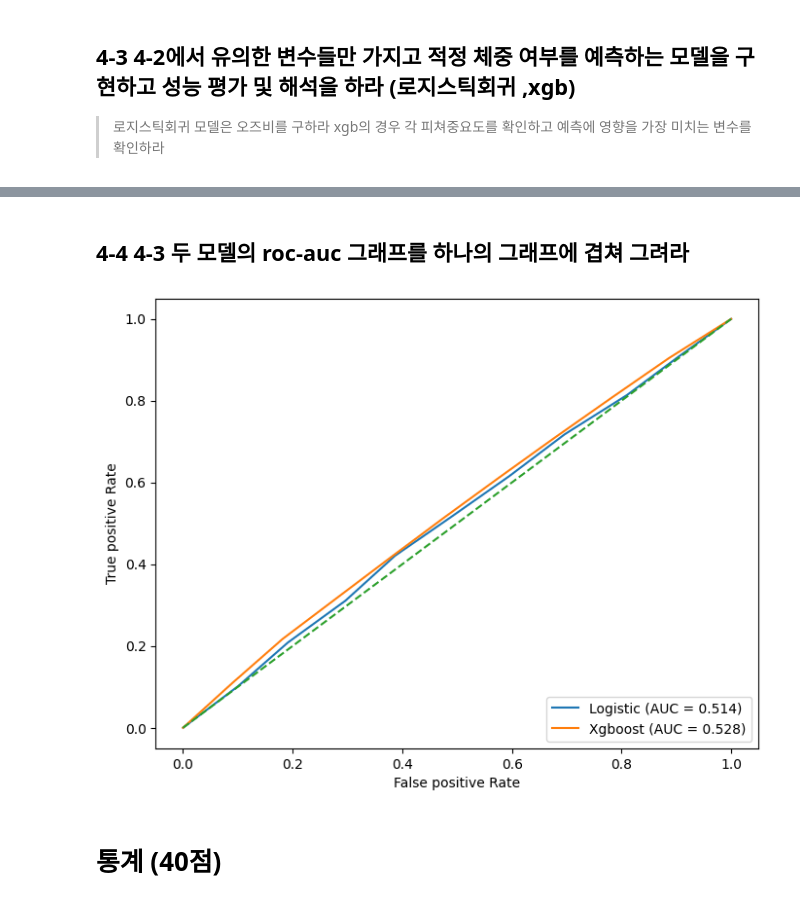
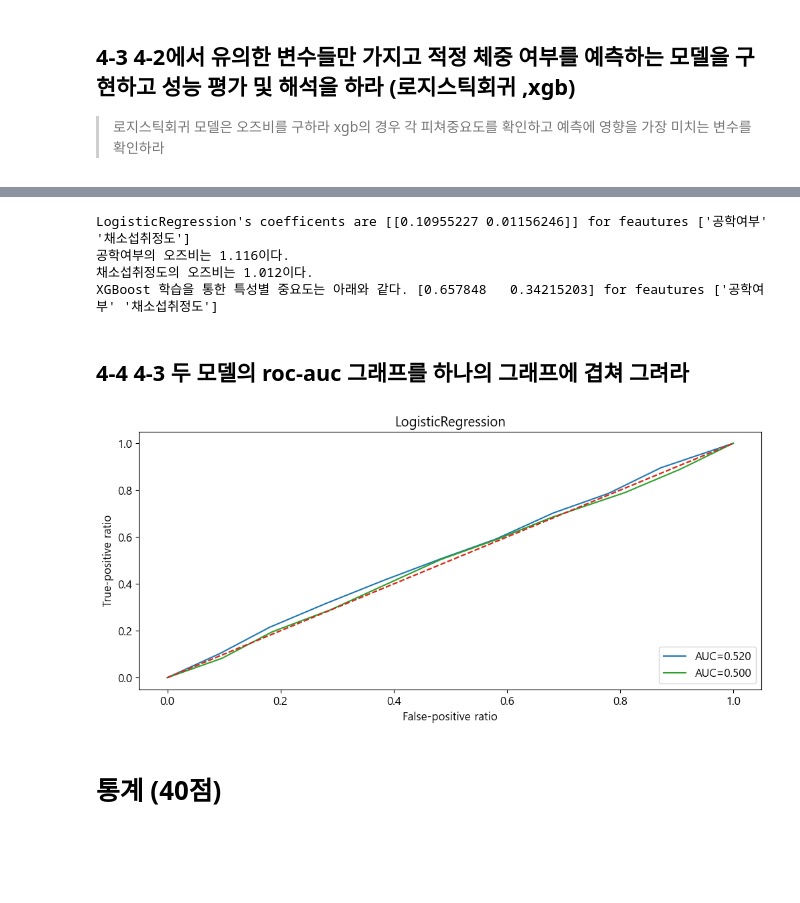
Before and after one commit to blueage98/adp_work, a Jupyter notebook: ADP-실기(2024)/16강/31회_기출문제_연습.ipynb, the cells around one changed output, grey strips where cells are left out. Saved outputs shown, nothing was run; the diff lists cells and outputs as text; code cells hidden in the pictures; blank space fills up the shorter version.

```diff
--- a/ADP-실기(2024)/16강/31회_기출문제_연습.ipynb
+++ b/ADP-실기(2024)/16강/31회_기출문제_연습.ipynb
@@ -696,0 +691,21 @@ xgboost의 경우 예측에 가장 많이 영향을 미치는 컬럼은 공학
+# %%
+from xgboost import XGBClassifier
+df = pd.read_csv('https://raw.githubusercontent.com/Datamanim/datarepo/main/adp/31/adp_31_2_v2.csv')
+
+X = df[['공학여부', '채소섭취정도']]
+y = data.적정체중
+
+X_train, X_test, y_train, y_test = train_test_split(X, y)
+
+lr = LogisticRegression(C=1, max_iter=4000)
+lr.fit(X_train, y_train)
+print('LogisticRegression\'s score is {:.3f}'.format(lr.score(X_test, y_test)))
+
+xgb = XGBClassifier(n_estimators=100, max_depth=5, learning_rate=0.05, booster='gbtree')
+xgb.fit(X_train, y_train)
+print('XGBoost\'s score is {:.3f}'.format(xgb.score(X_test, y_test)))
+
+print(X_train.info())
+print(X_test.info())
+print(y_train.info())
+print(y_test.info())
@@ -697,28 +730,37 @@ xgboost의 경우 예측에 가장 많이 영향을 미치는 컬럼은 공학
+# %%
+print(f'LogisticRegression\'s coefficents are {lr.coef_} for feautures {lr.feature_names_in_}')
+for coef, feat in zip(lr.coef_[0], lr.feature_names_in_):
+    print('{}의 오즈비는 {:.3f}이다.'.format(feat, np.exp(coef)))
+
+print(f'XGBoost 학습을 통한 특성별 중요도는 아래와 같다. {xgb.feature_importances_} for feautures {xgb.feature_names_in_}')
+# %% [output]
+LogisticRegression's coefficents are [[0.10955227 0.01156246]] for feautures ['공학여부' '채소섭취정도']
+공학여부의 오즈비는 1.116이다.
+채소섭취정도의 오즈비는 1.012이다.
+XGBoost 학습을 통한 특성별 중요도는 아래와 같다. [0.657848   0.34215203] for feautures ['공학여부' '채소섭취정도']
 # %% [markdown]
 ## 4-4 4-3 두 모델의 roc-auc 그래프를 하나의 그래프에 겹쳐 그려라
-# %%
-from sklearn.metrics import roc_auc_score, roc_curve
-import matplotlib.pyplot as plt
-
-y_logistic_prob = logistic_model.predict_proba(X)[:,1]
-fpr_logistic, tpr_logistic, _ = roc_curve(y,y_logistic_prob)
-roc_auc_logistic = roc_auc_score(y,y_logistic_prob)
-
-y_xgboost_prob = xgboost_model.predict_proba(X)[:,1]
-fpr_xgboost, tpr_xgboost, _ = roc_curve(y,y_xgboost_prob)
-roc_auc_xgboost = roc_auc_score(y,y_xgboost_prob)
-
-
-plt.figure(figsize = (8,6))
-plt.plot(fpr_logistic, tpr_logistic , label = f'Logistic (AUC = {roc_auc_logistic:.3f})')
-plt.plot(fpr_xgboost, tpr_xgboost , label = f'Xgboost (AUC = {roc_auc_xgboost:.3f})')
-plt.plot([0,1],[0,1], linestyle = '--')
-plt.xlabel('False positive Rate')
-plt.ylabel('True positive Rate')
-plt.legend(loc = 'lower right')
-plt.show()
-# %% [output]
-[figure, removed]
+# %%
+from sklearn.metrics import roc_curve, auc, RocCurveDisplay
+
+def plot_roc_curve(ax, name, y_true, y):
+    fpr, tpr, thres = roc_curve(y_true, y)
+    roc_auc = auc(fpr, tpr)
+
+    ax.plot(fpr, tpr, label='AUC={:.3f}'.format(roc_auc))
+    ax.plot([0, 1], [0, 1], linestyle='--')
+    ax.set_xlabel('False-positive ratio')
+    ax.set_ylabel('True-positive ratio')
+    ax.set_title(name)
+    ax.legend(loc='lower right')
+
+figure, ax = plt.subplots(1,1)
+plot_roc_curve(ax, 'XGB', y_test, xgb.predict_proba(X_test)[:,1])
+plot_roc_curve(ax, 'LogisticRegression', y_test, lr.predict_proba(X_test)[:,1])
+
+plt.show()
+# %% [output]
+[figure, added]
 # %% [markdown]
 # 통계 (40점)
 # %% [markdown]
```
Also changed, not shown: parts of 20 cells of this notebook, 1 other file.
